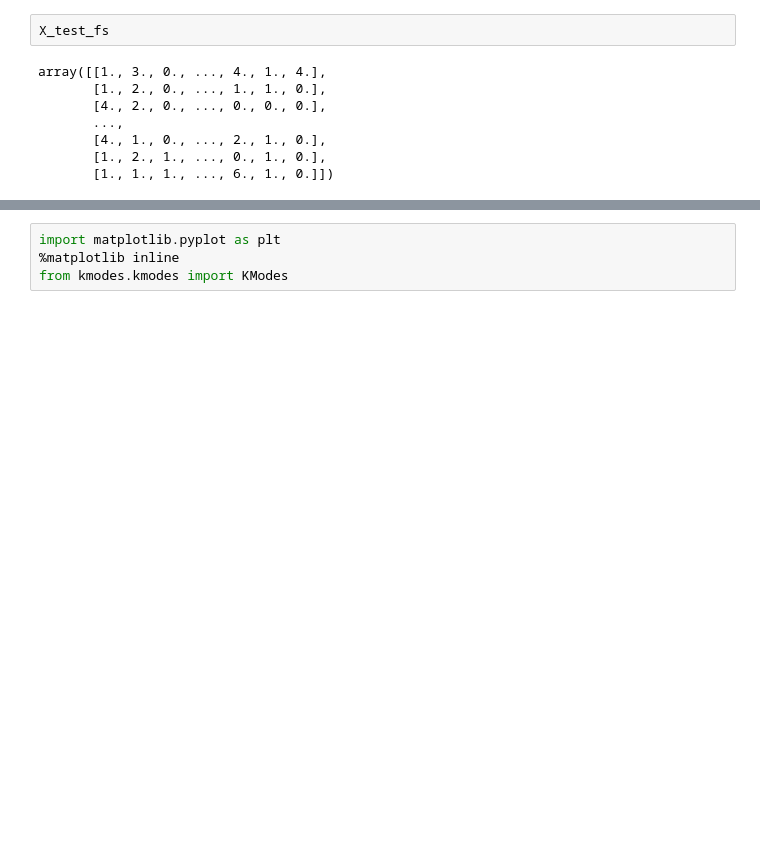
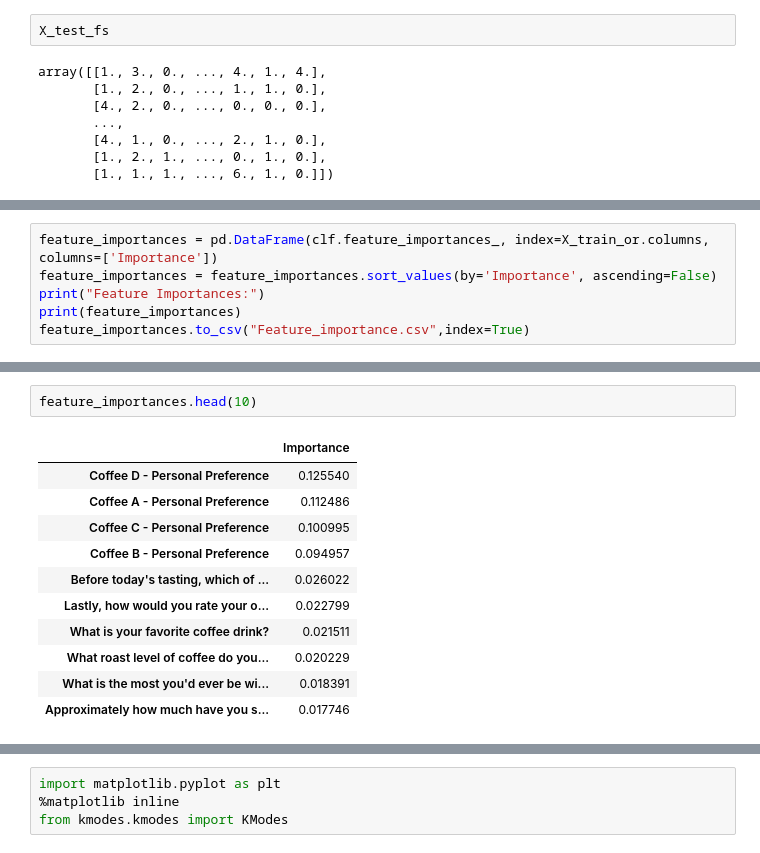
Before and after one commit to subhajyotirkmveri/Econometrics_project_matter, a Jupyter notebook: Project/analysis.ipynb, the cells around one changed output, grey strips where cells are left out. Saved outputs shown, nothing was run; the diff lists cells and outputs as text; blank space fills up the shorter version.

```diff
--- a/Project/analysis.ipynb
+++ b/Project/analysis.ipynb
@@ -568,0 +559,6 @@ y_pred = clf.predict(X_test_fs)
+# %%
+feature_importances = pd.DataFrame(clf.feature_importances_, index=X_train_or.columns, columns=['Importance'])
+feature_importances = feature_importances.sort_values(by='Importance', ascending=False)
+print("Feature Importances:")
+print(feature_importances)
+feature_importances.to_csv("Feature_importance.csv",index=True)
@@ -568,0 +581,14 @@ y_pred = clf.predict(X_test_fs)
+# %%
+feature_importances.head(10)
+# %% [output]
+|  | Importance |
+| Coffee D - Personal Preference | 0.125540 |
+| Coffee A - Personal Preference | 0.112486 |
+| Coffee C - Personal Preference | 0.100995 |
+| Coffee B - Personal Preference | 0.094957 |
+| Before today's tasting, which of ... | 0.026022 |
+| Lastly, how would you rate your o... | 0.022799 |
+| What is your favorite coffee drink? | 0.021511 |
+| What roast level of coffee do you... | 0.020229 |
+| What is the most you'd ever be wi... | 0.018391 |
+| Approximately how much have you s... | 0.017746 |
```
Also changed, not shown: parts of 27 cells of this notebook, 5 other files.
